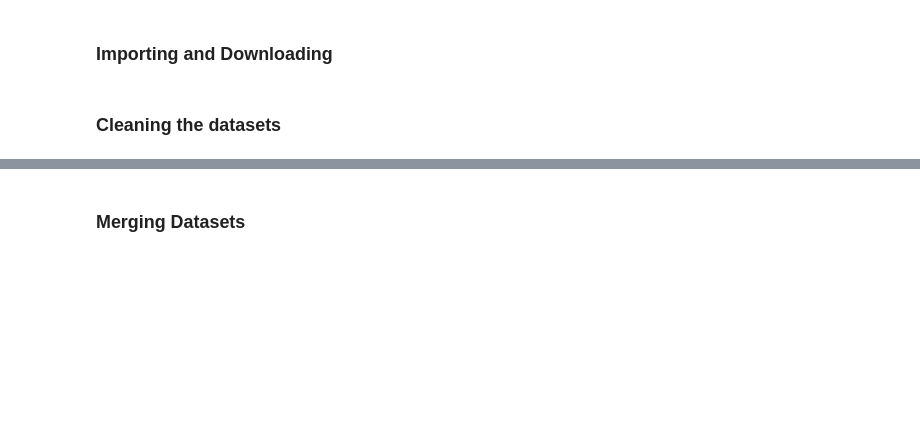
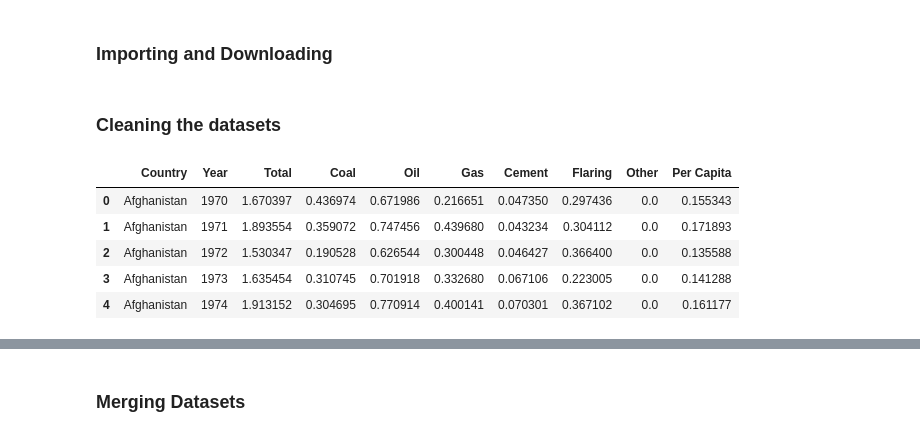
Before and after one commit to mathispappo/Carbon-Emissions-Analysis, a Jupyter notebook: notebook.ipynb, the cells around one changed output, grey strips where cells are left out. Drawn from its saved outputs; the diff is of its cells as text; code cells hidden in the pictures; blank space fills up the shorter version.

```diff
--- a/notebook.ipynb
+++ b/notebook.ipynb
@@ -17,20 +17,27 @@ df_GEI_brut = pd.read_csv('data/Global Economy Indicators.csv')
 # %%
 # Drop rows where year is less than 1970
 df_CO2 = df_CO2_brut.drop(df_CO2_brut[df_CO2_brut['Year'] < 1970].index)
 
 df_CO2 = df_CO2.drop(columns=['ISO 3166-1 alpha-3'])
 
 # Replace NaN values with 0
 df_CO2 = df_CO2.replace(np.nan, 0)
 
 # Delete spaces in column names
 df_CO2.columns = df_CO2.columns.str.strip()
 
 df_CO2['Country'] = df_CO2['Country'].replace({'USA': 'United States of America'})
 df_CO2['Country'] = df_CO2['Country'].replace({'Democratic Republic of the Congo': 'Democratic Republic of Congo'})
 
 df_CO2.reset_index(drop=True, inplace=True)
-# df_CO2.head()
+df_CO2.head()
+# %% [output]
+|  | Country | Year | Total | Coal | Oil | Gas | Cement | Flaring | Other | Per Capita |
+| 0 | Afghanistan | 1970 | 1.670397 | 0.436974 | 0.671986 | 0.216651 | 0.047350 | 0.297436 | 0.0 | 0.155343 |
+| 1 | Afghanistan | 1971 | 1.893554 | 0.359072 | 0.747456 | 0.439680 | 0.043234 | 0.304112 | 0.0 | 0.171893 |
+| 2 | Afghanistan | 1972 | 1.530347 | 0.190528 | 0.626544 | 0.300448 | 0.046427 | 0.366400 | 0.0 | 0.135588 |
+| 3 | Afghanistan | 1973 | 1.635454 | 0.310745 | 0.701918 | 0.332680 | 0.067106 | 0.223005 | 0.0 | 0.141288 |
+| 4 | Afghanistan | 1974 | 1.913152 | 0.304695 | 0.770914 | 0.400141 | 0.070301 | 0.367102 | 0.0 | 0.161177 |
 # %%
 # Drop columns that are not needed
 df_GEI = df_GEI_brut.drop(columns=[
```
Also changed, not shown: parts of 5 cells of this notebook.
